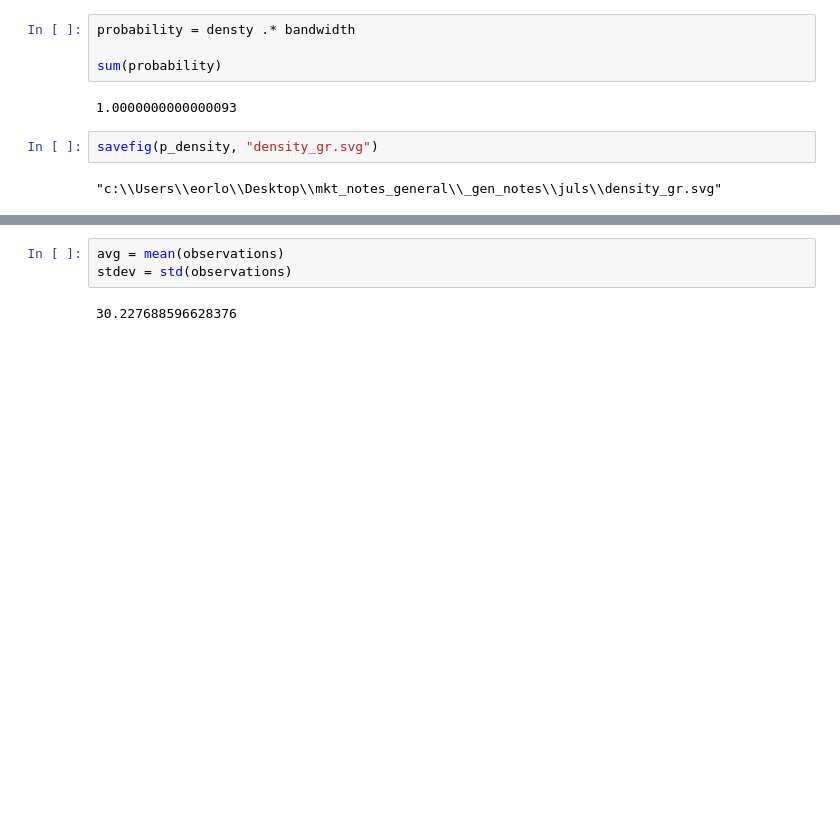
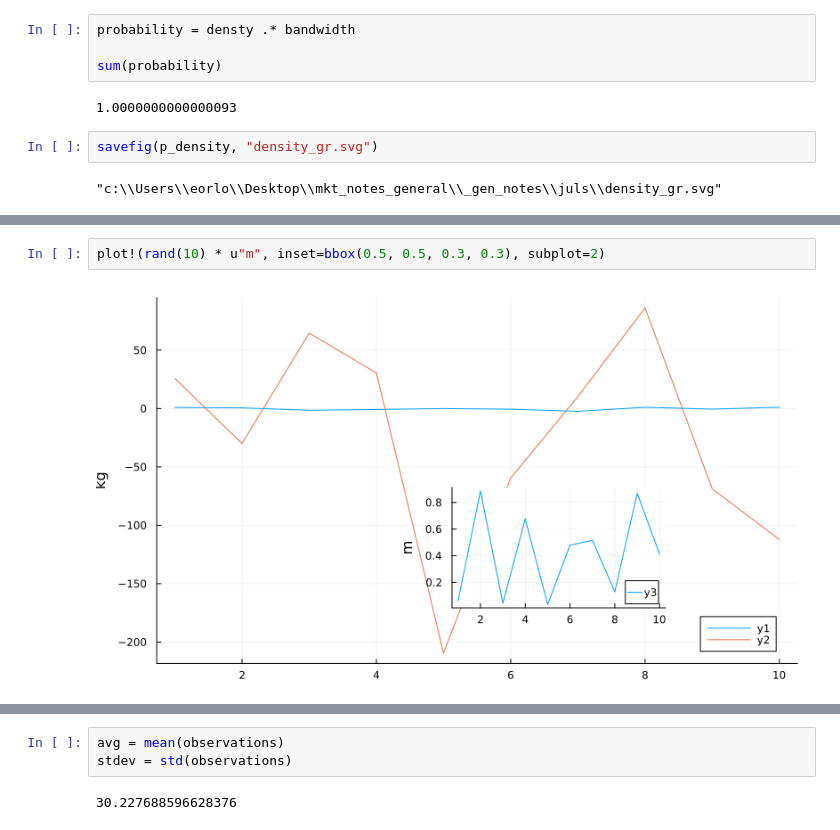
Before and after one commit to eo1989/mkt_notes_general, a Jupyter notebook: _gen_notes/juls/julia_fin.ipynb, the cells around one changed output, grey strips where cells are left out. Cells and saved outputs as stored; diff of their text form; blank space fills up the shorter version.

```diff
--- a/_gen_notes/juls/julia_fin.ipynb
+++ b/_gen_notes/juls/julia_fin.ipynb
@@ -1000,0 +1028,4 @@ Plots.PlotlyBackend()
+# %%
+plot!(rand(10) * u"m", inset=bbox(0.5, 0.5, 0.3, 0.3), subplot=2)
+# %% [output]
+[figure, added]
```
Also changed, not shown: parts of 44 cells of this notebook, 27 other files.
